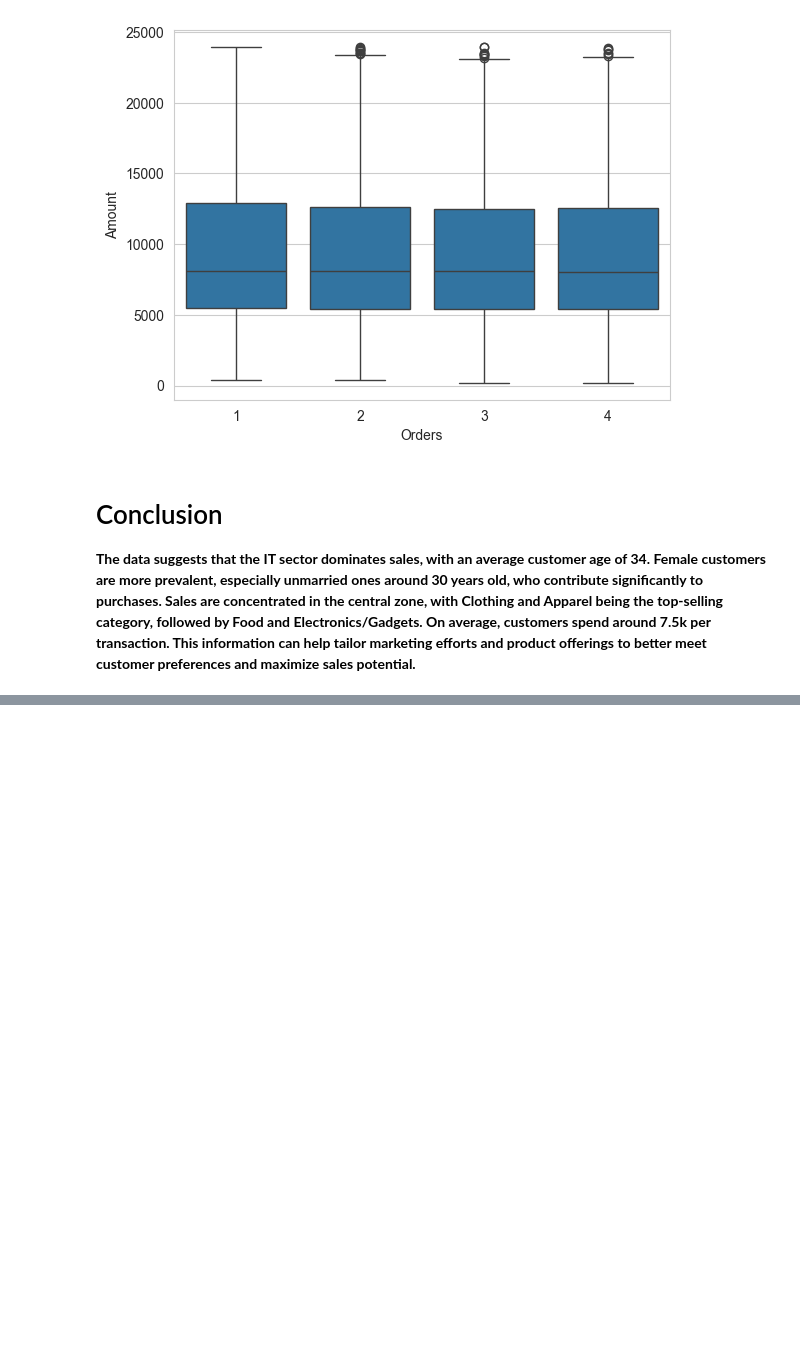
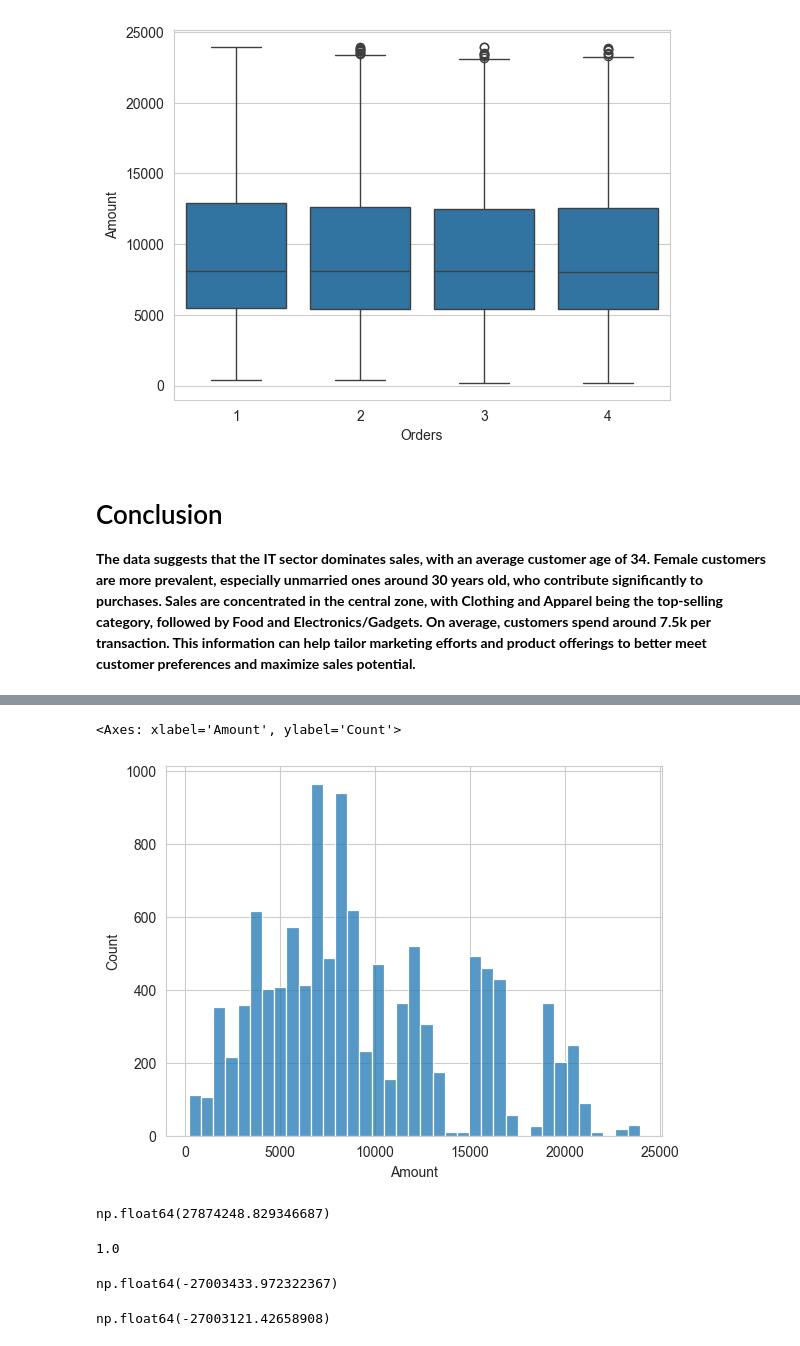
Before and after one commit to MdEhtesham2004/Exploratory-Data-Analysis, a Jupyter notebook: dewali_sales(EDA)/main.ipynb, the cells around one changed output, grey strips where cells are left out. Saved outputs shown, nothing was run; the diff lists cells and outputs as text; code cells hidden in the pictures; blank space fills up the shorter version.

```diff
--- a/dewali_sales(EDA)/main.ipynb
+++ b/dewali_sales(EDA)/main.ipynb
@@ -312,0 +387,3 @@ sns.boxplot(x='Orders',y='Amount',data=sales)
+# %%
+sns.set_style('whitegrid')
+sns.boxplot(x='Orders',y='Amount',data=sales)
@@ -312,0 +392,17 @@ sns.boxplot(x='Orders',y='Amount',data=sales)
+# %%
+# Outlier analysis
+Orders = df['Orders']
+
+# # Calculate Q1 and Q3
+Q1 = Orders.quantile(0.25)
+Q3 = Orders.quantile(0.75)
+IQR = Q3 - Q1
+
+# # Filter out outliers
+lowerfence = Q1 - (1.5*IQR)
+higherfence = Q3 + (1.5*IQR)
+# Filter out outliers
+
+df_no_outliers = df[(Orders >= lowerfence) & (Orders <= higherfence)]
+df = df_no_outliers
+df.head()
@@ -312,0 +416,3 @@ sns.boxplot(x='Orders',y='Amount',data=sales)
+# %%
+sns.set_style('whitegrid')
+sns.boxplot(x='Orders',y='Amount',data=df_no_outliers)
@@ -312,0 +463,2 @@ sns.boxplot(x='Orders',y='Amount',data=sales)
+# %%
+df.drop(columns=['User_ID','Product_ID'],inplace=True)
@@ -312,0 +540,5 @@ sns.boxplot(x='Orders',y='Amount',data=sales)
+# %%
+sns.histplot(x=df['Amount'])
+# %% [output]
+<Axes: xlabel='Amount', ylabel='Count'>
+[figure, added]
@@ -312,0 +556,20 @@ sns.boxplot(x='Orders',y='Amount',data=sales)
+# %%
+mean_squared_error(y_pred,y_test)
+# %% [output]
+np.float64(27874248.829346687)
+# %%
+r2_score(y_test,y_test)
+# %% [output]
+1.0
+# %%
+cross_score = cross_val_score(ridge, X_train, y_train , scoring='neg_mean_squared_error', cv=5) #for cross validation mush
+mean_cross_val = cross_score.mean()
+mean_cross_val
+# %% [output]
+np.float64(-27003433.972322367)
+# %%
+cross_score = cross_val_score(lasso, X_train, y_train , scoring='neg_mean_squared_error', cv=5) #for cross validation mush
+mean_cross_val = cross_score.mean()
+mean_cross_val
+# %% [output]
+np.float64(-27003121.42658908)
```
Also changed, not shown: parts of 28 cells of this notebook.
